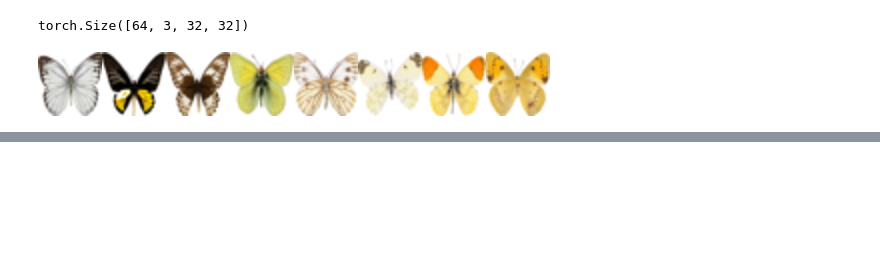
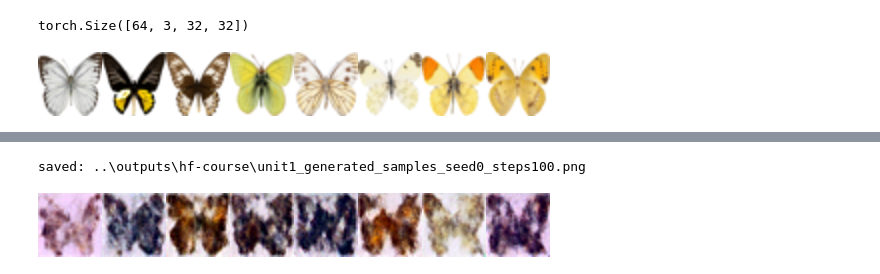
Before and after one commit to majorgilles/visual-genai-lab-curriculum, a Jupyter notebook: notebooks/06_hf_diffusion_unit1_intro.ipynb, the cells around one changed output, grey strips where cells are left out. Drawn from its saved outputs; the diff is of its cells as text; code cells hidden in the pictures; blank space fills up the shorter version.

```diff
--- a/notebooks/06_hf_diffusion_unit1_intro.ipynb
+++ b/notebooks/06_hf_diffusion_unit1_intro.ipynb
@@ -144,0 +247,24 @@ torch.Size([64, 3, 32, 32])
+# %%
+optimizer = torch.optim.AdamW(model.parameters(), lr=4e-4)
+
+model.train()
+
+clean_images = batch["images"].to(device)
+noise = torch.randn_like(clean_images)
+timesteps = torch.randint(
+    0,
+    noise_scheduler.config.num_train_timesteps,
+    (clean_images.shape[0],),
+    device=device,
+).long()
+
+noisy_images = noise_scheduler.add_noise(clean_images, noise, timesteps)
+noise_prediction = model(noisy_images, timesteps).sample
+
+loss = F.mse_loss(noise_prediction, noise)
+
+optimizer.zero_grad()
+loss.backward()
+optimizer.step()
+
+print("one-step training loss:", loss.item())
@@ -144,0 +331,24 @@ torch.Size([64, 3, 32, 32])
+# %%
+from diffusers import DDPMPipeline
+
+model.eval()
+
+image_pipe = DDPMPipeline(unet=model, scheduler=noise_scheduler).to(device)
+
+generator = torch.Generator(device=device).manual_seed(0)
+
+sample_images = image_pipe(
+    batch_size=8,
+    generator=generator,
+    num_inference_steps=100,
+).images
+
+sample_grid = make_grid(sample_images, size=64)
+sample_path = output_dir / "unit1_generated_samples_seed0_steps100.png"
+sample_grid.save(sample_path)
+
+print("saved:", sample_path)
+sample_grid
+# %% [output]
+saved: ..\outputs\hf-course\unit1_generated_samples_seed0_steps100.png
+[figure, added]
```
Also changed, not shown: parts of 16 cells of this notebook.
